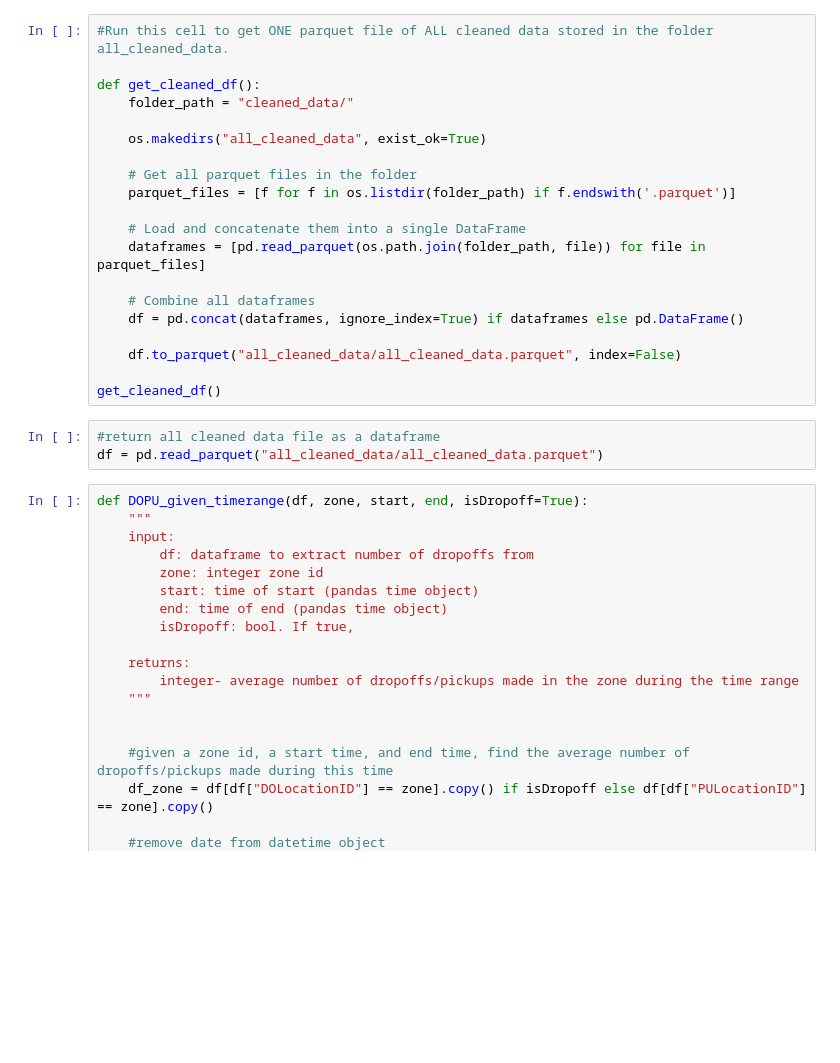
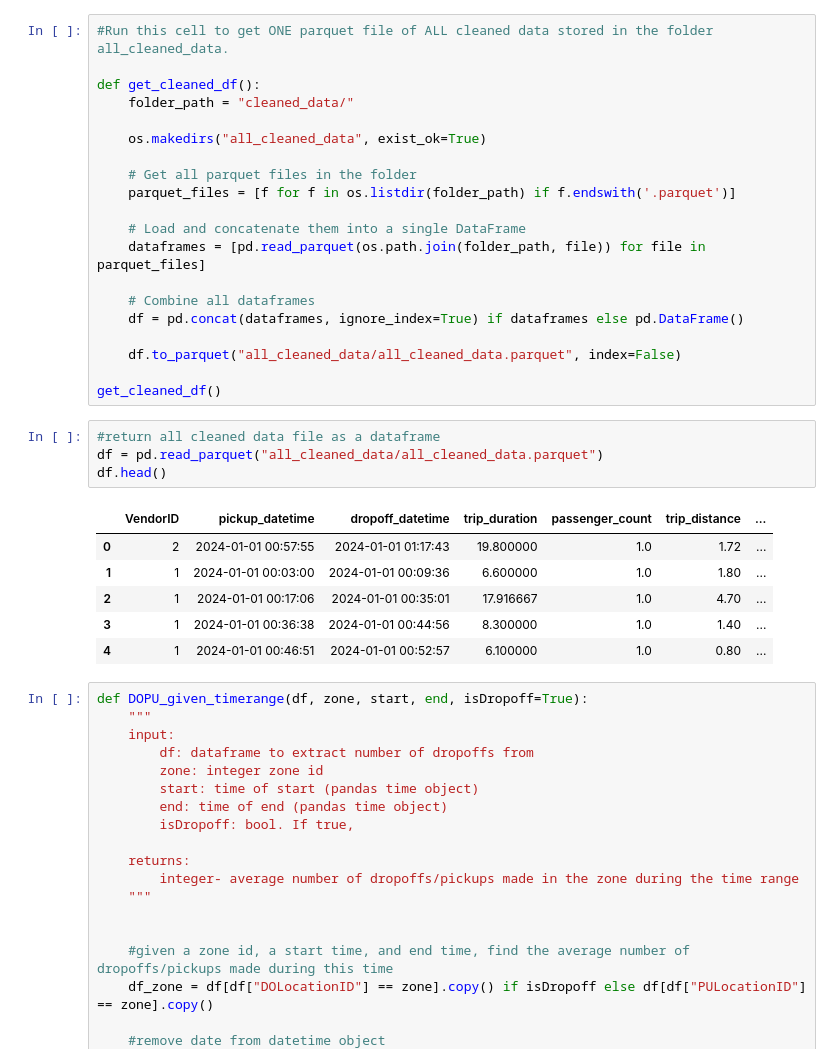
Before and after one commit to EdSu03/adsproject, a Jupyter notebook: DOPU_given_timerange.ipynb, the cells around one changed output. Cells and saved outputs as stored; diff of their text form; blank space fills up the shorter version.

```diff
--- a/DOPU_given_timerange.ipynb
+++ b/DOPU_given_timerange.ipynb
@@ -25,6 +25,14 @@ get_cleaned_df()
 # %%
 #return all cleaned data file as a dataframe
 df = pd.read_parquet("all_cleaned_data/all_cleaned_data.parquet")
+df.head()
+# %% [output]
+|  | VendorID | pickup_datetime | dropoff_datetime | trip_duration | passenger_count | trip_distance | ... |
+| 0 | 2 | 2024-01-01 00:57:55 | 2024-01-01 01:17:43 | 19.800000 | 1.0 | 1.72 | ... |
+| 1 | 1 | 2024-01-01 00:03:00 | 2024-01-01 00:09:36 | 6.600000 | 1.0 | 1.80 | ... |
+| 2 | 1 | 2024-01-01 00:17:06 | 2024-01-01 00:35:01 | 17.916667 | 1.0 | 4.70 | ... |
+| 3 | 1 | 2024-01-01 00:36:38 | 2024-01-01 00:44:56 | 8.300000 | 1.0 | 1.40 | ... |
+| 4 | 1 | 2024-01-01 00:46:51 | 2024-01-01 00:52:57 | 6.100000 | 1.0 | 0.80 | ... |
 # %%
 def DOPU_given_timerange(df, zone, start, end, isDropoff=True):
     """
```
Also changed, not shown: parts of 1 cell of this notebook, 6 other files.
